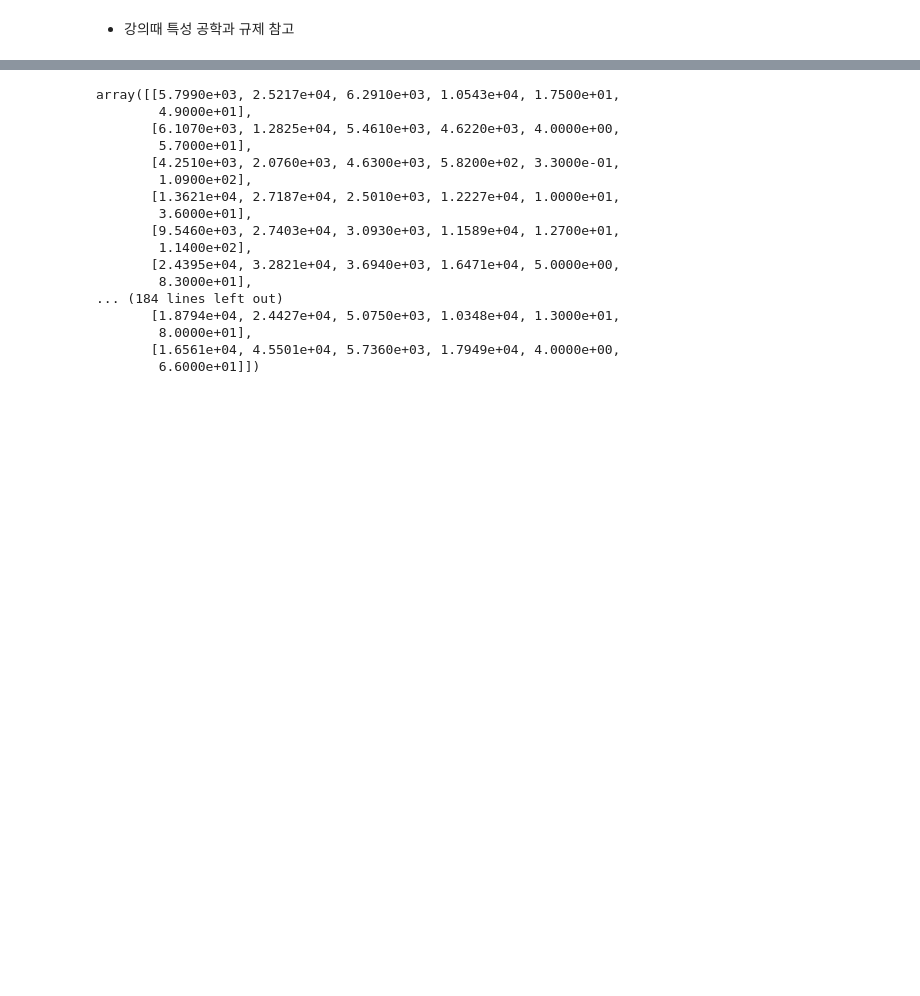
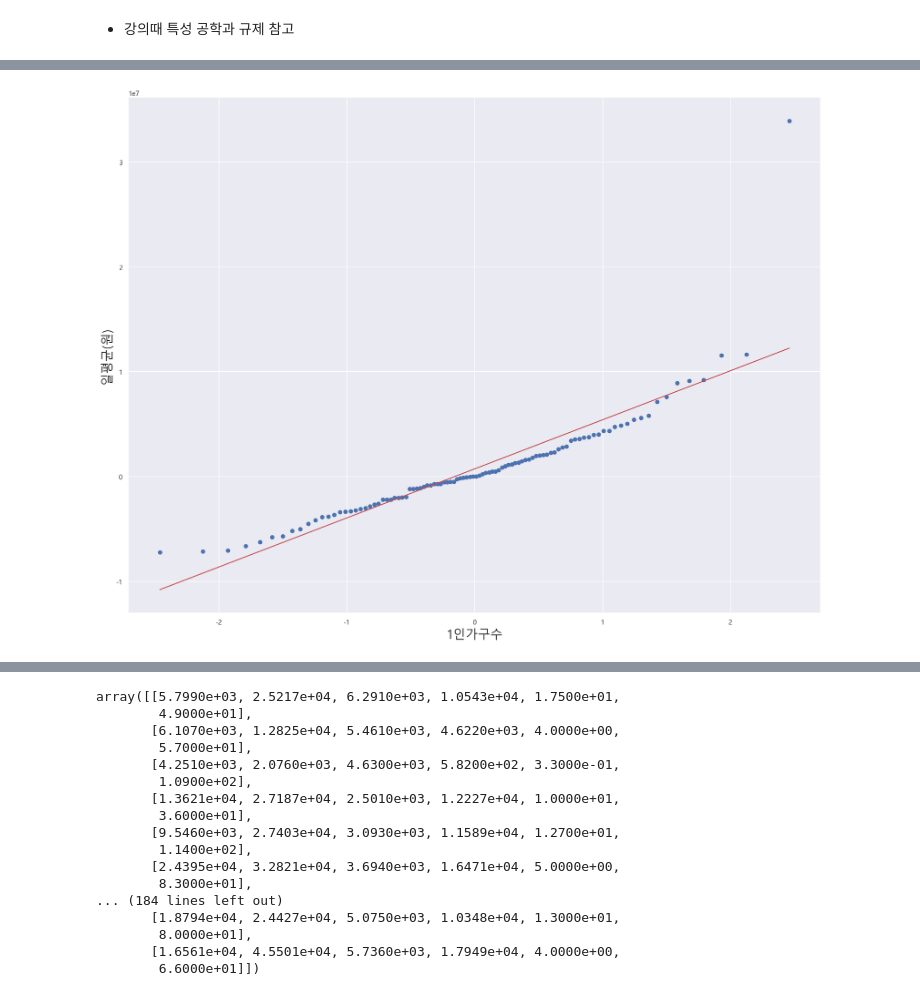
Before and after one commit to Busan-Bigdata-analysis/storage, a Jupyter notebook: analysis/다중회귀분석(통합데이터사용)_최종.ipynb, the cells around one changed output, grey strips where cells are left out. Saved outputs shown, nothing was run; the diff lists cells and outputs as text; code cells hidden in the pictures; blank space fills up the shorter version.

```diff
--- a/analysis/다중회귀분석(통합데이터사용)_최종.ipynb
+++ b/analysis/다중회귀분석(통합데이터사용)_최종.ipynb
@@ -337,0 +426,10 @@ print(vif)
+# %%
+# 1인 가구수
+plt.figure()
+probplot(resid2, plot=plt)
+plt.title("")
+plt.xlabel('1인가구수', fontsize=20)
+plt.ylabel('일평균(원)', fontsize=20)
+plt.show()
+# %% [output]
+[figure, added]
```
Also changed, not shown: parts of 21 cells of this notebook.
